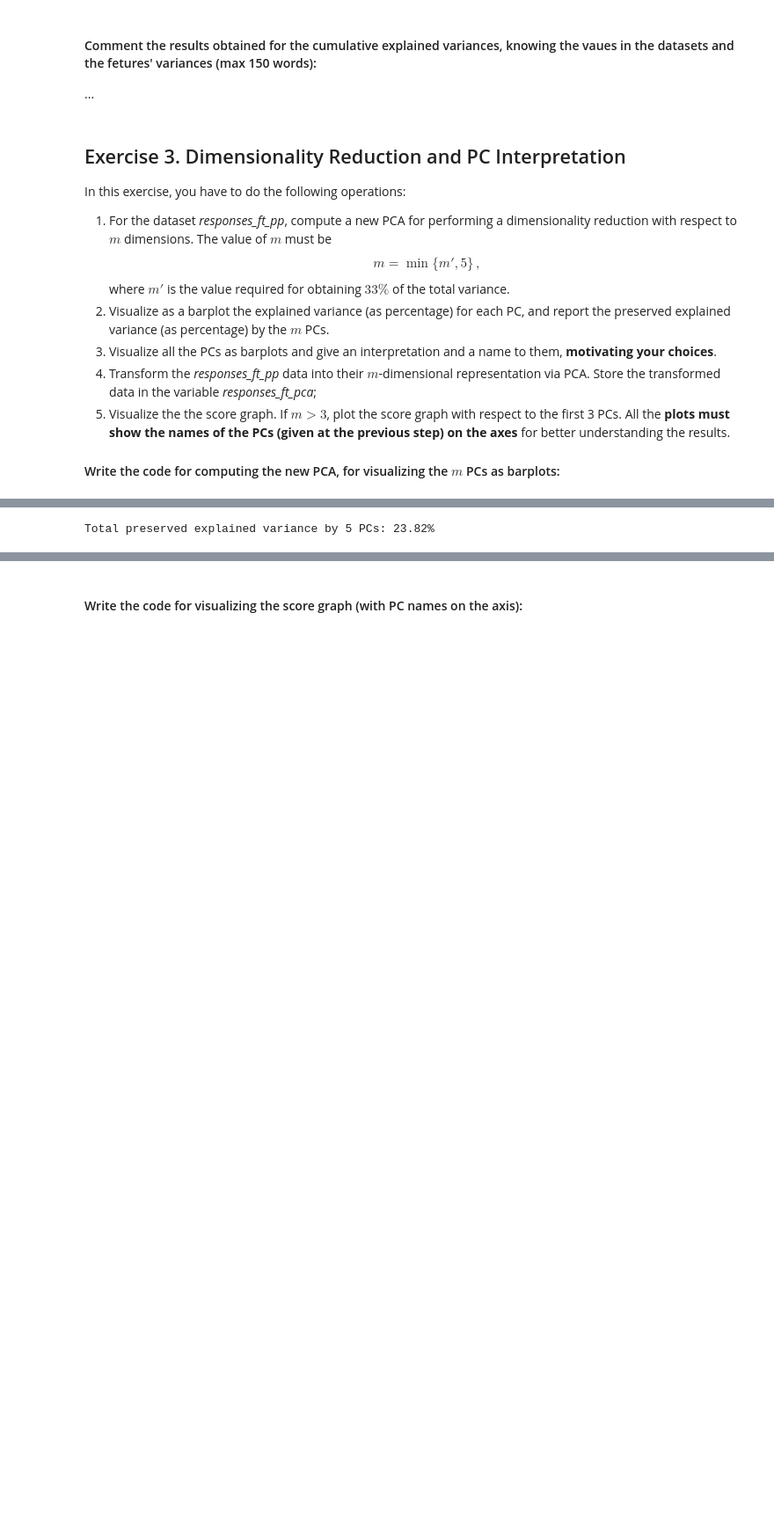
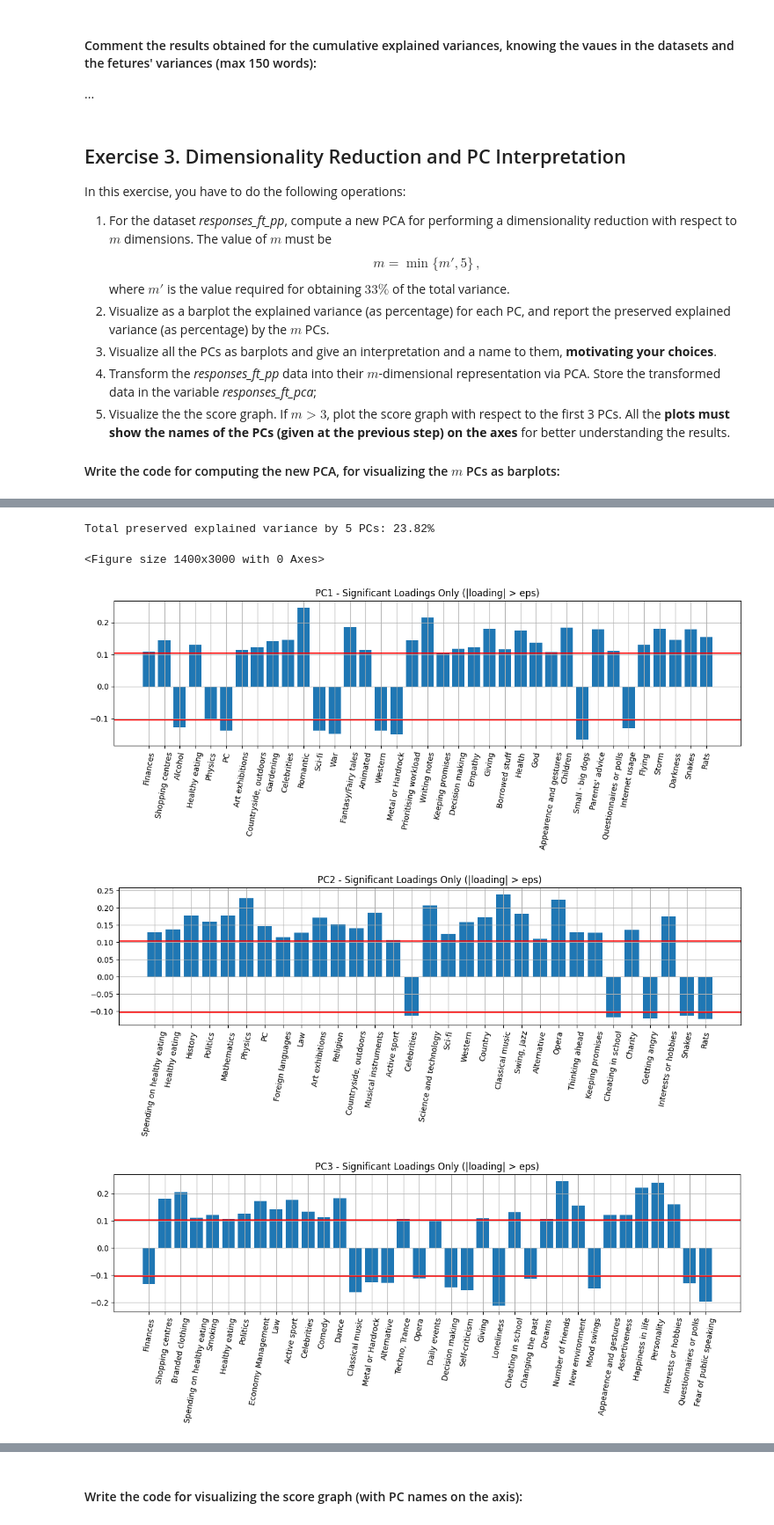
Before and after one commit to maurilanzo/Computational-Linear-Algebra, a Jupyter notebook: HW 2 - PCA/Trial.ipynb, the cells around one changed output, grey strips where cells are left out. Shown at 88% size. Drawn from its saved outputs; the diff is of its cells as text; code cells hidden in the pictures; blank space fills up the shorter version.

```diff
--- a/HW 2 - PCA/Trial.ipynb
+++ b/HW 2 - PCA/Trial.ipynb
@@ -353,8 +356,8 @@ plt.show()
 pca_enc = PCA()
 pca_pp = PCA()
 
-pca_enc.fit(responses_ft_enc.values)
-pca_pp.fit(responses_ft_pp.values)
+pca_enc.fit(responses_ft_enc)
+pca_pp.fit(responses_ft_pp)
 
 plt.figure()
 plt.bar(np.arange(pca_enc.n_features_in_), pca_enc.explained_variance_ratio_, bottom=np.insert(np.cumsum(pca_enc.explained_variance_ratio_), 0, 0)[:-1])
@@ -433,30 +436,88 @@ evr = pca_pp_reduced.explained_variance_ratio_
 cum_evr = np.cumsum(evr)
 
 plt.figure(figsize=(10, 6))
 
 # Stacked bar: each PC's variance, stacked on top of cumulative so far
 plt.bar(np.arange(1, 6), evr,
         bottom=np.insert(cum_evr, 0, 0)[:-1])
 
 # Light blue bar showing cumulative variance band
 plt.bar(np.arange(1, 6),
         np.insert(cum_evr, 0, 0)[:-1],
         color='b', alpha=0.15)
 
 # Red cumulative curve
 plt.plot(np.arange(1, 6), cum_evr, 'r')
 
 plt.title('Explained Variance for First 5 PCs (After Standardization)')
 plt.xticks(ticks=np.arange(1, 6),
            labels=[f'PC{i}' for i in range(1, 6)])
 plt.xlabel('Principal components')
 plt.ylabel('Explained / Cumulative Variance')
 plt.grid(True)
 plt.show()
 
 # ------------ PRINT PRESERVED VARIANCE ------------
 preserved = cum_evr[-1] * 100
 print(f"Total preserved explained variance by 5 PCs: {preserved:.2f}%")
+
+
+plt.figure(figsize=(14, 30))
+
+n_features = 93
+eps = np.sqrt(1 / n_features)
+
+feature_names = responses_ft_pp.columns.to_list()
+
+
+for pc in range(5):
+
+    # Loadings for PC_i
+    loadings = pca_pp_reduced.components_[pc, :]
+
+    # Mask: keep only loadings above +eps or below –eps
+    mask = (loadings >= eps) | (loadings <= -eps)
+
+    # Filtered loadings + feature names
+    filtered_loadings = loadings[mask]
+    filtered_features = np.array(feature_names)[mask]
+
+    plt.figure(figsize=(12, 5))
+
+    # Barplot only for selected features
+    plt.bar(filtered_features, filtered_loadings)
+
+    # Draw threshold lines (horizontal)
+    plt.axhline(eps, color='red')
+    plt.axhline(-eps, color='red')
+
+    plt.xticks(rotation=80)
+    plt.title(f"PC{pc+1} - Significant Loadings Only (|loading| > eps)")
+    plt.grid(True)
+    plt.tight_layout()
+    plt.show()
+
+loadings = pd.DataFrame(
+    pca_pp_reduced.components_.T,
+    index=responses_ft_pp.columns,
+    columns=[f"PC{i}" for i in range(1, pca_pp_reduced.n_components_ + 1)]
+)
+for i in range(1, pca_pp_reduced.n_components_ + 1):
+    print(f"\n=== Top Contributing Features for PC{i} ===")
+    top_pos = loadings[f"PC{i}"].sort_values(ascending=False).head(5)
+    top_neg = loadings[f"PC{i}"].sort_values().head(5)
+
+    print("\nPositive direction:")
+    print(top_pos)
+
+    print("\nNegative direction:")
+    print(top_neg)
+
+    print("\n-------------------------------------------")
 # %% [output]
 [figure]
 Total preserved explained variance by 5 PCs: 23.82%
+<Figure size 1400x3000 with 0 Axes>
+[figure, added]
+[figure, added]
+[figure, added]
```
Also changed, not shown: parts of 5 cells of this notebook.
